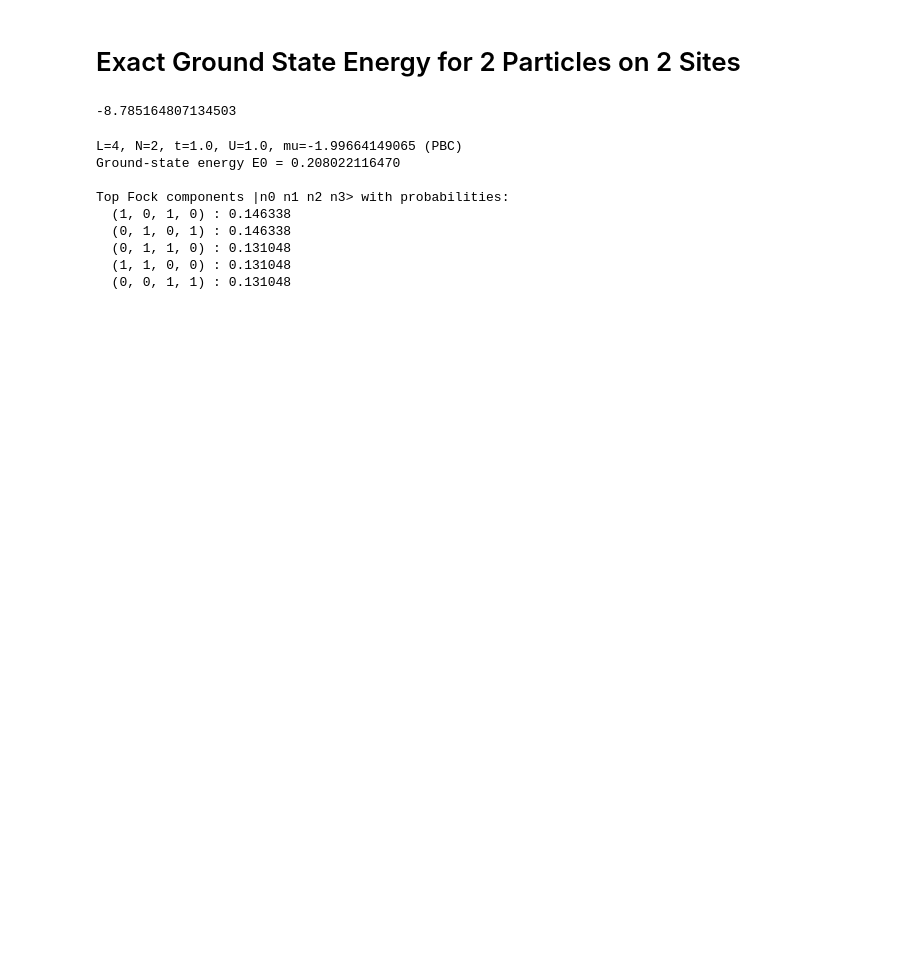
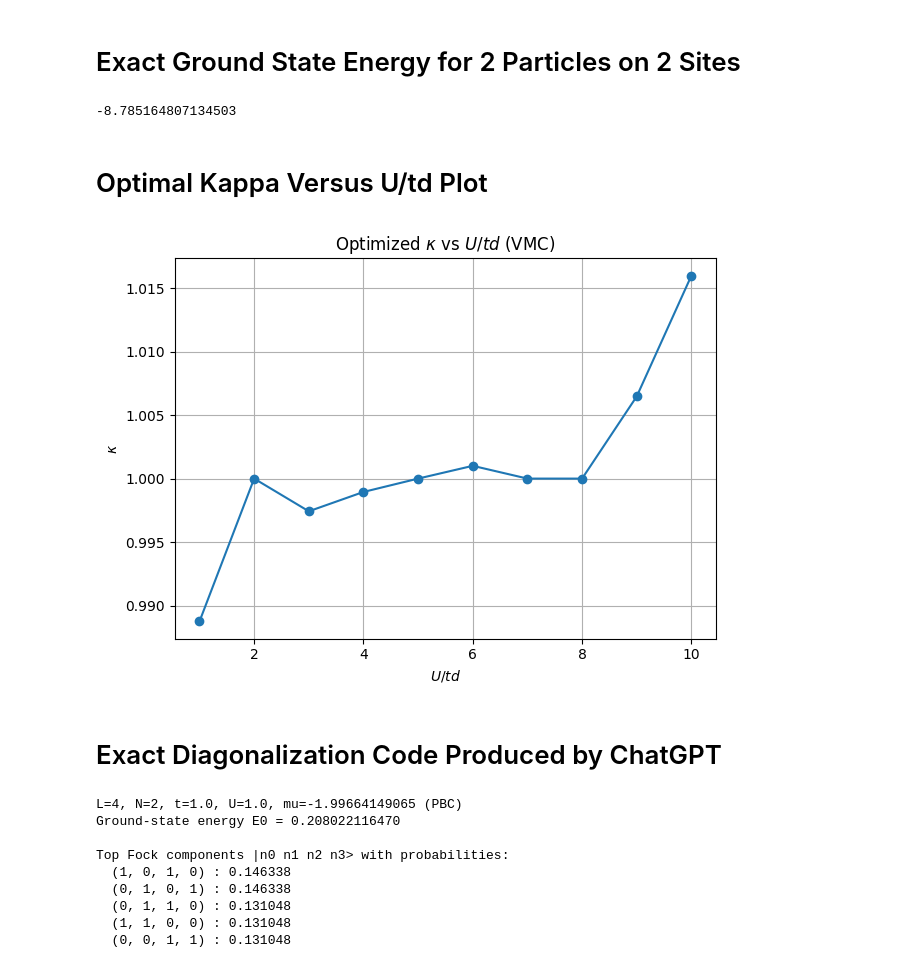
Before and after one commit to wmallah/BH_Gutzwiller_VMC, a Jupyter notebook: VMCBoseHubbard/analysis_scripts/benchmark.ipynb, the cells around one changed output. Saved outputs shown, nothing was run; the diff lists cells and outputs as text; code cells hidden in the pictures; blank space fills up the shorter version.

```diff
--- a/VMCBoseHubbard/analysis_scripts/benchmark.ipynb
+++ b/VMCBoseHubbard/analysis_scripts/benchmark.ipynb
@@ -404,4 +413,29 @@ mu = 4.2
 print(1/2*(U - np.sqrt(16*t**2 + U**2) - 4*mu))
 # %% [output]
 -8.785164807134503
+# %% [markdown]
+# Optimal Kappa Versus U/td Plot
+# %%
+# Load data
+# Adjust the filename/path if needed
+data = np.loadtxt("../data/GC/1D/L2_N2/VMC_results.dat", comments="#")
+
+U = data[:, 0]
+kappa = data[:, 1]
+
+# Plot κ vs U/t (assuming t = 1)
+plt.figure()
+plt.plot(U, kappa, marker='o', linestyle='-')
+
+plt.xlabel(r"$U/td$")
+plt.ylabel(r"$\kappa$")
+plt.title(r"Optimized $\kappa$ vs $U/td$ (VMC)")
+plt.grid(True)
+
+plt.tight_layout()
+plt.show()
+# %% [output]
+[figure, added]
+# %% [markdown]
+# Exact Diagonalization Code Produced by ChatGPT
 # %%
```
Also changed, not shown: parts of 5 cells of this notebook, 39 other files.
